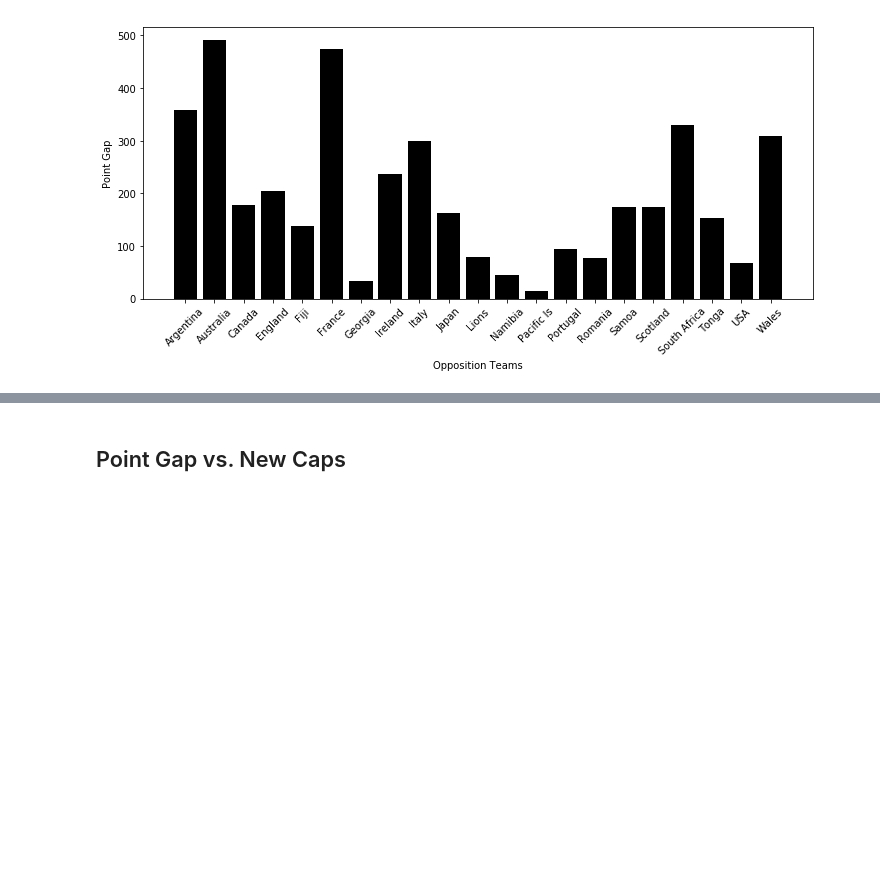
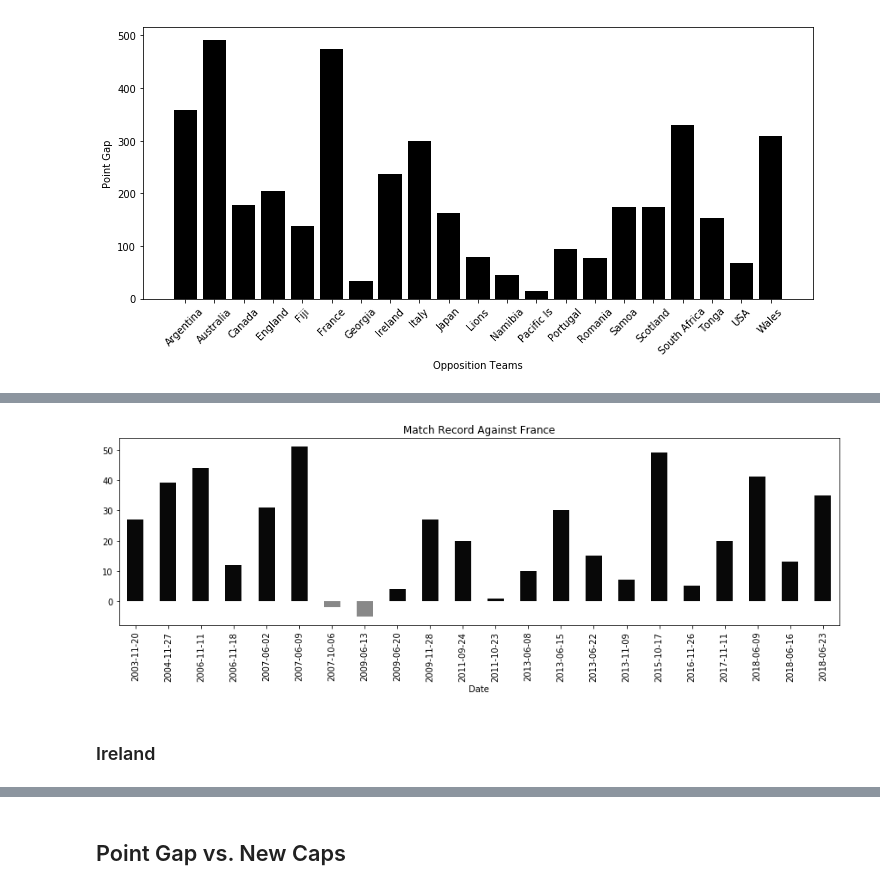
Before and after one commit to lorijta92/web-design-all-blacks, a Jupyter notebook: Resources/ab-match-analysis.ipynb, the cells around one changed output, grey strips where cells are left out. Drawn from its saved outputs; the diff is of its cells as text; code cells hidden in the pictures; blank space fills up the shorter version.

```diff
--- a/Resources/ab-match-analysis.ipynb
+++ b/Resources/ab-match-analysis.ipynb
@@ -204,0 +248,5 @@ plt.show()
+# %%
+df_fra = df[["Opposition Name", "Date", "Point Gap", "Result"]]
+df_fra = df_fra.loc[df["Opposition Name"] == "France"].reset_index()
+df_fra = df_fra.drop(columns="index")
+df_fra.head()
@@ -204,0 +260,8 @@ plt.show()
+# %%
+df_fra.plot.bar(x='Date', color=[np.where(df_fra["Point Gap"]>0, "#080808", "#888888")], figsize=(15,4),
+           title="Match Record Against France", legend=False)
+plt.show()
+# %% [output]
+[figure, added]
+# %% [markdown]
+### Ireland
```
Also changed, not shown: parts of 18 cells of this notebook, 8 other files.
